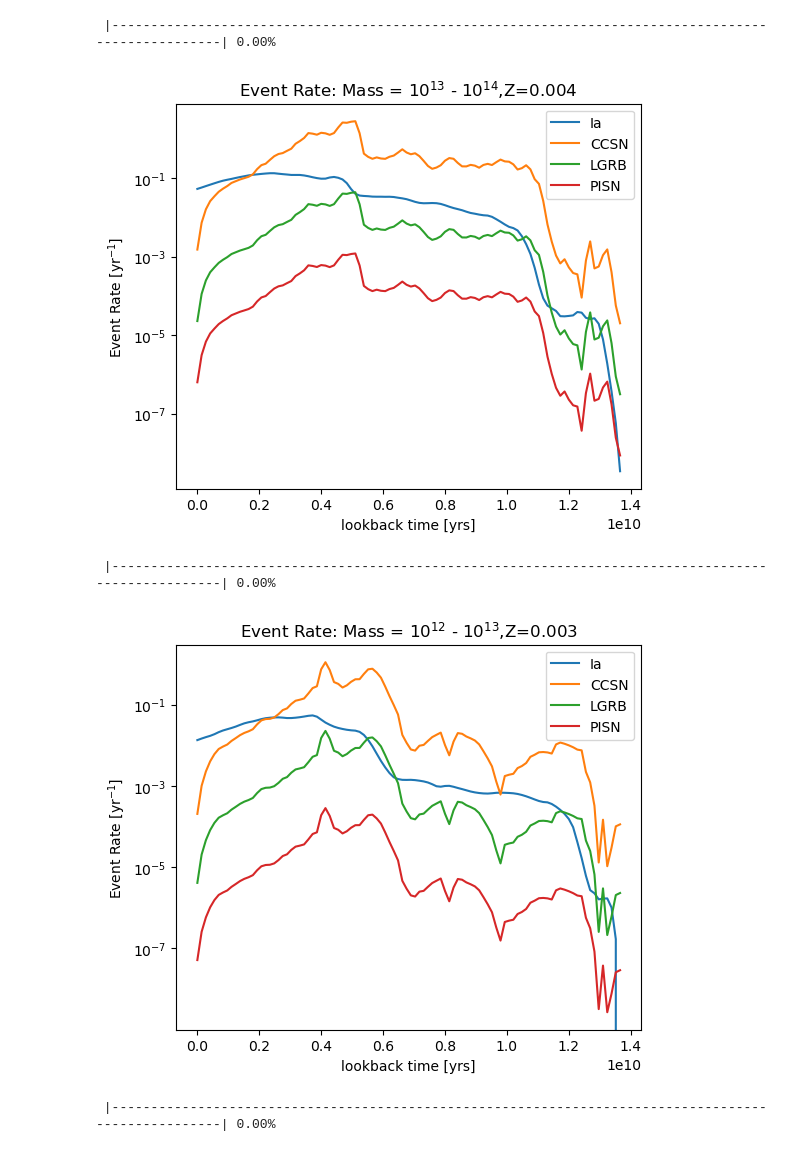
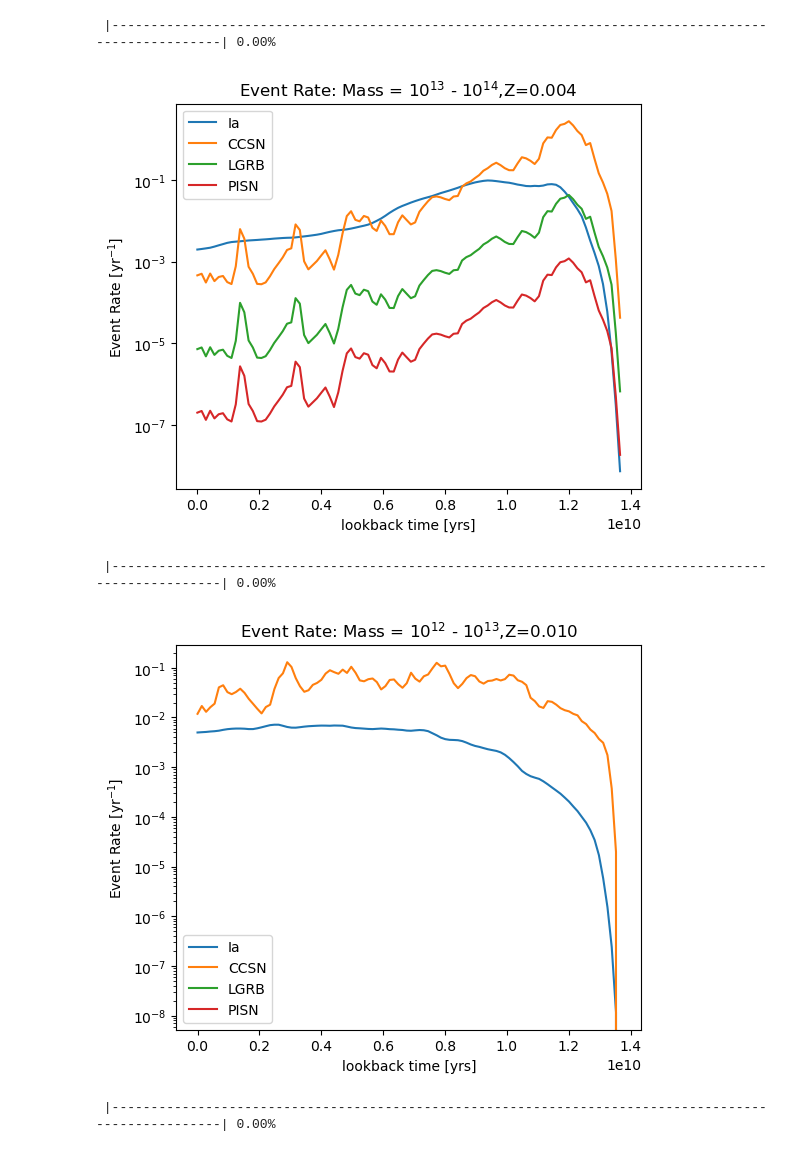
Before and after one commit to NicholaCharlton/Y4_Project, a Jupyter notebook: Nichola/Galaxy Evolution/Transient Event Rates per Galaxy.ipynb, the cells around one changed output. Drawn from its saved outputs; the diff is of its cells as text; code cells hidden in the pictures.

```diff
--- a/Nichola/Galaxy Evolution/Transient Event Rates per Galaxy.ipynb
+++ b/Nichola/Galaxy Evolution/Transient Event Rates per Galaxy.ipynb
@@ -100,19 +100,19 @@ omega_M = 0.3089
 omega_L = 0.6911
 lookback_time = calc_LB(SFH.attrs['redshift'], omega_M, omega_L, h) # lookback time into years
 # %%
-SFR1 = []
-with open('./mass1_metallicity.txt', newline='') as csvfile:
-    reader = csv.reader(csvfile, delimiter=',')
-    for row in reader:
-        SFR1.append(row)
-SFR1_Z = [[], [], [], [], [], [], [], [], [], [], [], [], []]
-for subhalo in range(len(SFR1)):
-    SFR1_Z[subhalo] = [float(num) for num in SFR1[subhalo]]
-
-for index in range(len(SFR1_Z)):
-    SFR1_Z[index] = np.array(SFR1_Z[index])
-SFR1_Z = np.array([SFR1_Z])
-
-out1, edges1 = er_csp.grid_over_time(SFR1_Z, lookback_time, event_types , 100, return_time_edges=True)
-out1 = out1[0]
-edges1 = edges1[:-1]
+#SFR1 = []
+#with open('./mass1_metallicity.txt', newline='') as csvfile:
+#    reader = csv.reader(csvfile, delimiter=',')
+#    for row in reader:
+#        SFR1.append(row)
+#SFR1_Z = [[], [], [], [], [], [], [], [], [], [], [], [], []]
+#for subhalo in range(len(SFR1)):
+#    SFR1_Z[subhalo] = [float(num) for num in SFR1[subhalo]]
+#
+#for index in range(len(SFR1_Z)):
+#    SFR1_Z[index] = np.array(SFR1_Z[index])
+#SFR1_Z = np.array([SFR1_Z])
+#
+#out1, edges1 = er_csp.grid_over_time(SFR1_Z, lookback_time, event_types , 100, return_time_edges=True)
+#out1 = out1[0]
+#edges1 = edges1[:-1]
@@ -146,6 +142,6 @@ plt.show()
 # %%
 SFR2 = []
-with open('./mass2_metallicity.txt', newline='') as csvfile:
+with open('./mass2_specific_met.txt', newline='') as csvfile:
     reader = csv.reader(csvfile, delimiter=',')
     for row in reader:
         SFR2.append(row)
@@ -154,7 +150,7 @@ for subhalo in range(len(SFR2)):
     SFR2_Z[subhalo] = [float(num) for num in SFR2[subhalo]]
 
 for index in range(len(SFR2_Z)):
-    SFR2_Z[index] = np.array(SFR2_Z[index])
+    SFR2_Z[index] = np.array(SFR2_Z[index][::-1])
 SFR2_Z = np.array([SFR2_Z])
 
 out2, edges2 = er_csp.grid_over_time(SFR2_Z, lookback_time, event_types , 100, return_time_edges=True)
@@ -186,10 +182,10 @@ plt.title(r"Event Rate: Mass = 10$^{13}$ - 10$^{14}$,"+met_indicies[met_index])
 plt.legend()
 plt.show()
 # %% [output]
-[figure, old version]
+[figure, new version]
 # %%
 SFR3 = []
-with open('./mass3_metallicity.txt', newline='') as csvfile:
+with open('./mass3_specific_met.txt', newline='') as csvfile:
     reader = csv.reader(csvfile, delimiter=',')
     for row in reader:
         SFR3.append(row)
@@ -198,7 +194,7 @@ for subhalo in range(len(SFR3)):
     SFR3_Z[subhalo] = [float(num) for num in SFR3[subhalo]]
 
 for index in range(len(SFR3_Z)):
-    SFR3_Z[index] = np.array(SFR3_Z[index])
+    SFR3_Z[index] = np.array(SFR3_Z[index][::-1])
 SFR3_Z = np.array([SFR3_Z])
 
 out3, edges3 = er_csp.grid_over_time(SFR3_Z, lookback_time, event_types , 100, return_time_edges=True)
@@ -209,27 +205,27 @@ edges3 = edges3[:-1]
 # %%
 # plotting data for mass3 group
 
-met_index = 4
+met_index = 8
 
 fig = plt.figure(figsize=(6,5))
 plt.plot(edges3,  out3[:,0][met_index], label='Ia')
 plt.plot(edges3,  out3[:,1:5][met_index].sum(axis=0), label='CCSN')
 plt.plot(edges3,  out3[:,5][met_index], label='LGRB')
 plt.plot(edges3,  out3[:,6][met_index], label='PISN')
 #plt.plot(edges3,  np.sum(out3[:,0], axis=0), label='Ia')
 #plt.plot(edges3,  np.sum(out3[:,1:5], axis=0).sum(axis=0), label='CCSN')
 #plt.plot(edges3,  np.sum(out3[:,5], axis=0), label='LGRB')
 #plt.plot(edges3,  np.sum(out3[:,6], axis=0), label='PISN')
 
 plt.yscale('log')
 #plt.ylim(1e0, 1e6)
 plt.xlabel('lookback time [yrs]')
 plt.ylabel(r"Event Rate [yr$^{-1}$]")
 plt.title(r"Event Rate: Mass = 10$^{12}$ - 10$^{13}$,"+met_indicies[met_index])
 #plt.title(r"Event Rate (summed over metallicity)")
 plt.legend()
 plt.show()
 # %% [output]
-[figure, old version]
+[figure, new version]
 # %%
 SFR4 = []
```
Also changed, not shown: parts of 16 cells of this notebook.
